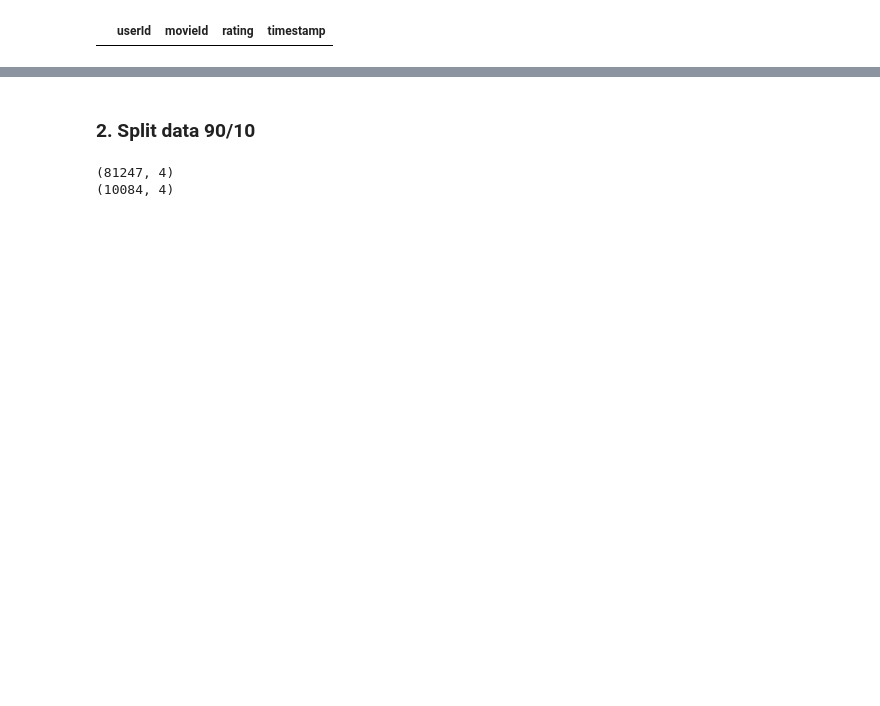
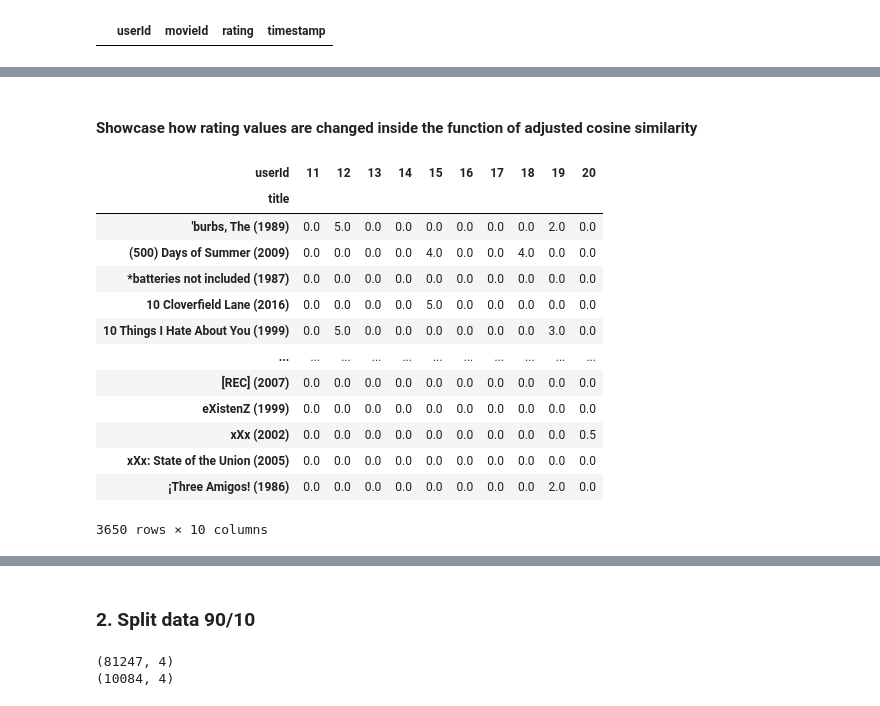
Before and after one commit to GeorgiaKp/MovieRecommender, a Jupyter notebook: MovieRecommender.ipynb, the cells around one changed output, grey strips where cells are left out. Drawn from its saved outputs; the diff is of its cells as text; code cells hidden in the pictures; blank space fills up the shorter version.

```diff
--- a/MovieRecommender.ipynb
+++ b/MovieRecommender.ipynb
@@ -129,0 +251,19 @@ df_ratings_min5.loc[df_ratings_min5['movieId']==40]
+# %% [markdown]
+#### Showcase how rating values are changed inside the function of adjusted cosine similarity
+# %%
+piv_cos.iloc[:, 10:20]
+# %% [output]
+| userId | 11 | 12 | 13 | 14 | 15 | 16 | 17 | 18 | 19 | 20 |
+| title |  |  |  |  |  |  |  |  |  |  |
+| 'burbs, The (1989) | 0.0 | 5.0 | 0.0 | 0.0 | 0.0 | 0.0 | 0.0 | 0.0 | 2.0 | 0.0 |
+| (500) Days of Summer (2009) | 0.0 | 0.0 | 0.0 | 0.0 | 4.0 | 0.0 | 0.0 | 4.0 | 0.0 | 0.0 |
+| *batteries not included (1987) | 0.0 | 0.0 | 0.0 | 0.0 | 0.0 | 0.0 | 0.0 | 0.0 | 0.0 | 0.0 |
+| 10 Cloverfield Lane (2016) | 0.0 | 0.0 | 0.0 | 0.0 | 5.0 | 0.0 | 0.0 | 0.0 | 0.0 | 0.0 |
+| 10 Things I Hate About You (1999) | 0.0 | 5.0 | 0.0 | 0.0 | 0.0 | 0.0 | 0.0 | 0.0 | 3.0 | 0.0 |
+| ... | ... | ... | ... | ... | ... | ... | ... | ... | ... | ... |
+| [REC] (2007) | 0.0 | 0.0 | 0.0 | 0.0 | 0.0 | 0.0 | 0.0 | 0.0 | 0.0 | 0.0 |
+| eXistenZ (1999) | 0.0 | 0.0 | 0.0 | 0.0 | 0.0 | 0.0 | 0.0 | 0.0 | 0.0 | 0.0 |
+| xXx (2002) | 0.0 | 0.0 | 0.0 | 0.0 | 0.0 | 0.0 | 0.0 | 0.0 | 0.0 | 0.5 |
+| xXx: State of the Union (2005) | 0.0 | 0.0 | 0.0 | 0.0 | 0.0 | 0.0 | 0.0 | 0.0 | 0.0 | 0.0 |
+| ¡Three Amigos! (1986) | 0.0 | 0.0 | 0.0 | 0.0 | 0.0 | 0.0 | 0.0 | 0.0 | 2.0 | 0.0 |
+3650 rows × 10 columns
```
Also changed, not shown: parts of 37 cells of this notebook.
